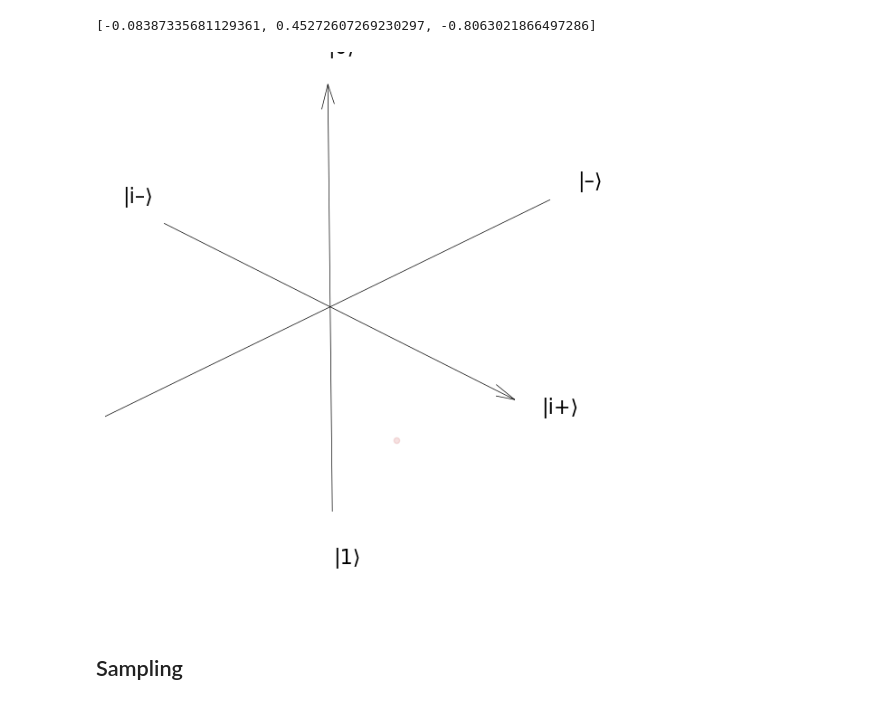
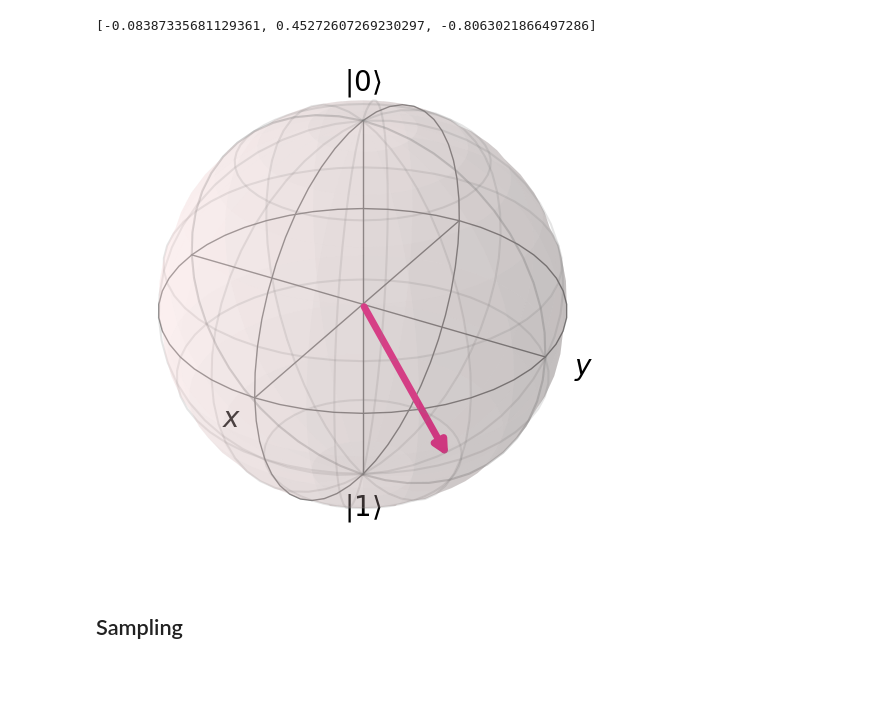
Before and after one commit to jucgonzalezes/BayesianQT, a Jupyter notebook: scripts/GinibreEnsemble.ipynb, the cells around one changed output. Cells and saved outputs as stored; diff of their text form; code cells hidden in the pictures; blank space fills up the shorter version.

```diff
--- a/scripts/GinibreEnsemble.ipynb
+++ b/scripts/GinibreEnsemble.ipynb
@@ -108,10 +125,10 @@ R = measure(ρ)
 R
 # %% [output]
 [-0.08387335681129361, 0.45272607269230297, -0.8063021866497286]
-# %%
-plot_bloch_sphere(np.array([R]))
-# %% [output]
-[figure, removed]
+# %%
+plot_bloch_vector(R)
+# %% [output]
+[figure, added]
 # %% [markdown]
 ## Sampling
 # %%
```
Also changed, not shown: parts of 11 cells of this notebook.
